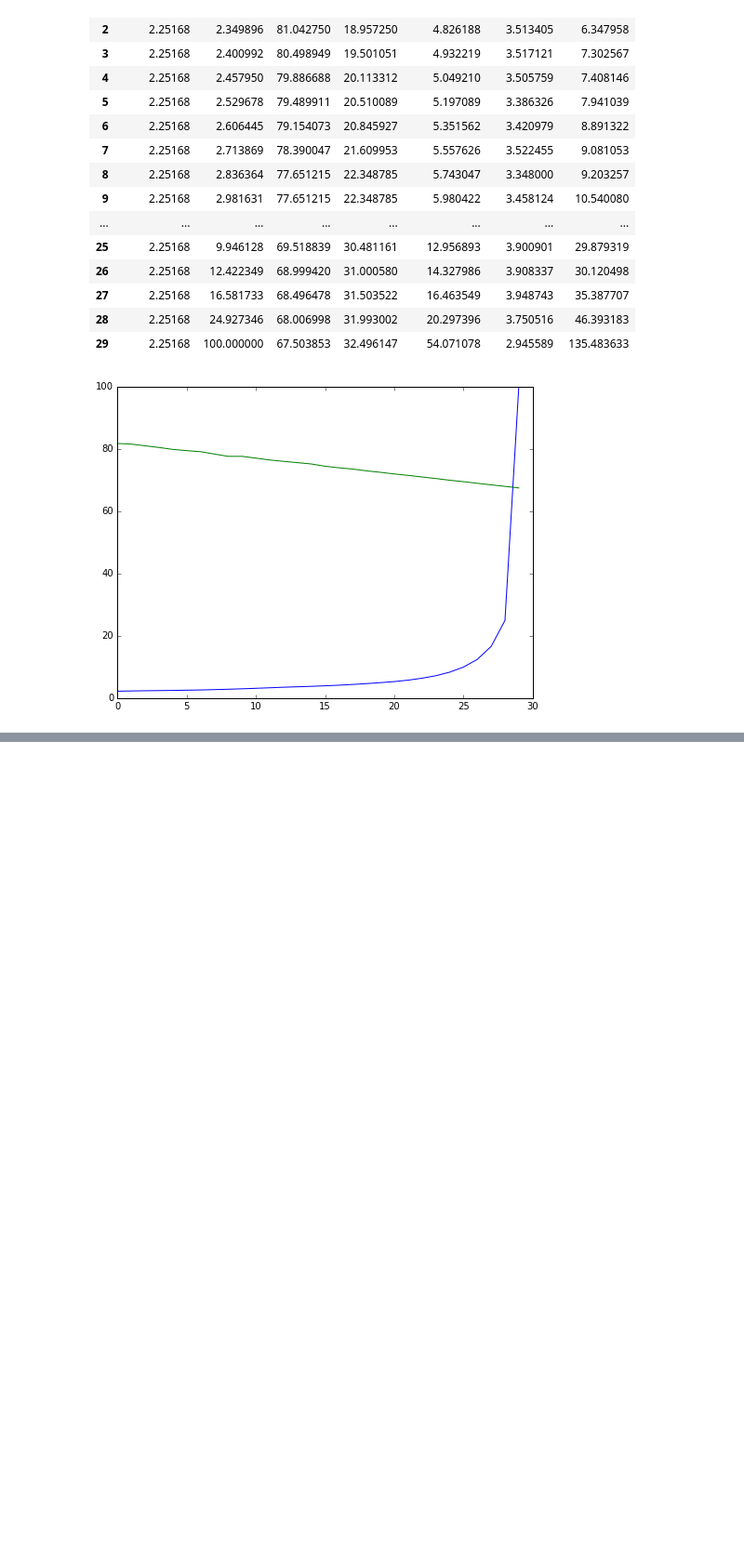
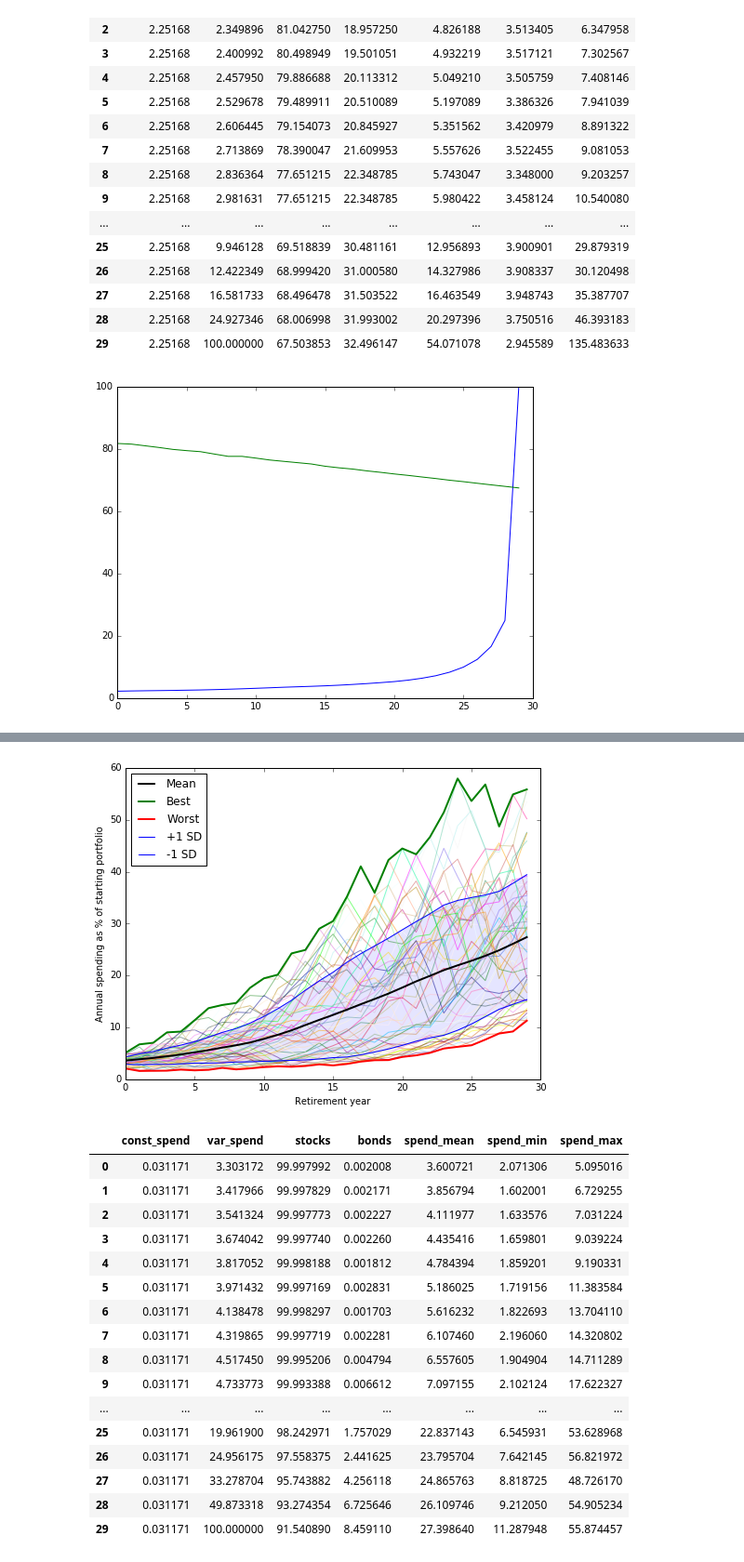
Before and after one commit to druce/safewithdrawal_tensorflow, a Jupyter notebook: Safe Retirement Spending Using Certainty Equivalent Cash Flow and TensorFlow.ipynb, the cells around one changed output, grey strips where cells are left out. Shown at 93% size. Drawn from its saved outputs; the diff is of its cells as text; code cells hidden in the pictures; blank space fills up the shorter version.

```diff
--- a/Safe Retirement Spending Using Certainty Equivalent Cash Flow and TensorFlow.ipynb
+++ b/Safe Retirement Spending Using Certainty Equivalent Cash Flow and TensorFlow.ipynb
@@ -1009,0 +1152,53 @@ plt.show()
+# %%
+# gamma = 1
+const_spend = 0.031171
+var_spend_pcts = pd.Series([0.033031715082124893, 0.034179658923378056, 0.035413235673810203, 0.03674041861668869, 0.038170522767858685, 0.039714318485430097, 0.041384780016445105, 0.043198654605266659, 0.045174497287581369, 0.047337726241673178, 0.049718885196671697, 0.052349339898335248, 0.05527231487699432, 0.058542485334810268, 0.062223822202370035, 0.066393675531524268, 0.071154938924494274, 0.076645922264574853, 0.083051431231744757, 0.090624657670722322, 0.099713290522915235, 0.11081878154864604, 0.12469530025942732, 0.14253675149889414, 0.16632259898937693, 0.19961900493553258, 0.24956175256190519, 0.33278703965562378, 0.49873317722521254, 1.0000000001165821])
+stock_allocations = pd.Series([0.99997992186395857, 0.99997829495822088, 0.99997772801721752, 0.99997739871117364, 0.999981881805168, 0.99997168753575605, 0.99998297109656353, 0.99997718621226794, 0.99995206407097303, 0.99993387591616201, 0.99991562318746663, 0.99989638853120155, 0.99987202763403471, 0.99986392544055869, 0.99985827635323554, 0.99985583354131069, 0.99981745777551367, 0.99980538100009697, 0.99977354919295003, 0.99968776769934442, 0.99963126320848172, 0.99956977316432905, 0.99943095802616133, 0.99939580691208751, 0.99922584340950216, 0.98242971040593718, 0.97558375257576069, 0.95743881935199782, 0.9327435399245898, 0.91540890472708358])
+
+model = SafeWithdrawalModel(returns_list = [real_stocks, real_bonds],
+                            names_list = ["stocks","bonds"],
+                            allocations_list = [stock_allocations, bond_allocations],
+                            start_val = 100.0,
+                            const_spend = const_spend,
+                            var_spend_pcts = var_spend_pcts,
+                            gamma = 8.0,
+                            survival=None
+)
+
+# generate cohorts
+model.cohort_history = CohortHistory(model)
+
+df_summary = model.cohort_history.summarize_by_year()
+df_years = model.cohort_history.spend_by_year()
+
+from pylab import rcParams
+rcParams['figure.figsize'] = 8, 6
+
+from matplotlib import colors
+mycolors =  list(colors.cnames)
+random.shuffle(mycolors)
+
+for ix in range(model.first_year, model.first_year + model.ret_cohorts):
+    plt.plot(df_years[str(ix)], linewidth=1, color=mycolors[ix-model.first_year], alpha=0.5, label='_nolegend_')
+
+
+plt.plot(df_summary.spend_mean, color='k', linewidth=2, label='Mean')
+plt.plot(df_summary.spend_max, color='g', linewidth=2, label='Best')
+plt.plot(df_summary.spend_min, color='r', linewidth=2, label='Worst')
+plt.plot(df_summary.spend_mean + df_summary.spend_sd, color='b', linewidth=1, label='+1 SD')
+plt.plot(df_summary.spend_mean - df_summary.spend_sd, color='b', linewidth=1, label='-1 SD')
+plt.fill_between(df_summary.index, df_summary.spend_mean + df_summary.spend_sd,
+                 df_summary.spend_mean - df_summary.spend_sd, color='blue', alpha='0.1')
+
+plt.ylabel("Annual spending as % of starting portfolio")
+plt.xlabel("Retirement year")
+plt.legend(loc="upper left", bbox_to_anchor=[0, 1])
+plt.show()
+
+df_summary['const_spend'] = const_spend
+df_summary['var_spend'] = var_spend_pcts * 100
+df_summary['stocks'] = stock_allocations * 100
+df_summary['bonds'] = 100 - df_summary['stocks']
+cols = ['const_spend', 'var_spend', 'stocks', 'bonds', 'spend_mean', 'spend_min', 'spend_max']
+df_summary[cols]
+# %% [output]
@@ -1009,0 +1222,18 @@ plt.show()
+[figure, added]
+|  | const_spend | var_spend | stocks | bonds | spend_mean | spend_min | spend_max |
+| 0 | 0.031171 | 3.303172 | 99.997992 | 0.002008 | 3.600721 | 2.071306 | 5.095016 |
+| 1 | 0.031171 | 3.417966 | 99.997829 | 0.002171 | 3.856794 | 1.602001 | 6.729255 |
+| 2 | 0.031171 | 3.541324 | 99.997773 | 0.002227 | 4.111977 | 1.633576 | 7.031224 |
+| 3 | 0.031171 | 3.674042 | 99.997740 | 0.002260 | 4.435416 | 1.659801 | 9.039224 |
+| 4 | 0.031171 | 3.817052 | 99.998188 | 0.001812 | 4.784394 | 1.859201 | 9.190331 |
+| 5 | 0.031171 | 3.971432 | 99.997169 | 0.002831 | 5.186025 | 1.719156 | 11.383584 |
+| 6 | 0.031171 | 4.138478 | 99.998297 | 0.001703 | 5.616232 | 1.822693 | 13.704110 |
+| 7 | 0.031171 | 4.319865 | 99.997719 | 0.002281 | 6.107460 | 2.196060 | 14.320802 |
+| 8 | 0.031171 | 4.517450 | 99.995206 | 0.004794 | 6.557605 | 1.904904 | 14.711289 |
+| 9 | 0.031171 | 4.733773 | 99.993388 | 0.006612 | 7.097155 | 2.102124 | 17.622327 |
+| ... | ... | ... | ... | ... | ... | ... | ... |
+| 25 | 0.031171 | 19.961900 | 98.242971 | 1.757029 | 22.837143 | 6.545931 | 53.628968 |
+| 26 | 0.031171 | 24.956175 | 97.558375 | 2.441625 | 23.795704 | 7.642145 | 56.821972 |
+| 27 | 0.031171 | 33.278704 | 95.743882 | 4.256118 | 24.865763 | 8.818725 | 48.726170 |
+| 28 | 0.031171 | 49.873318 | 93.274354 | 6.725646 | 26.109746 | 9.212050 | 54.905234 |
+| 29 | 0.031171 | 100.000000 | 91.540890 | 8.459110 | 27.398640 | 11.287948 | 55.874457 |
```
Also changed, not shown: parts of 7 cells of this notebook, 5 other files.
